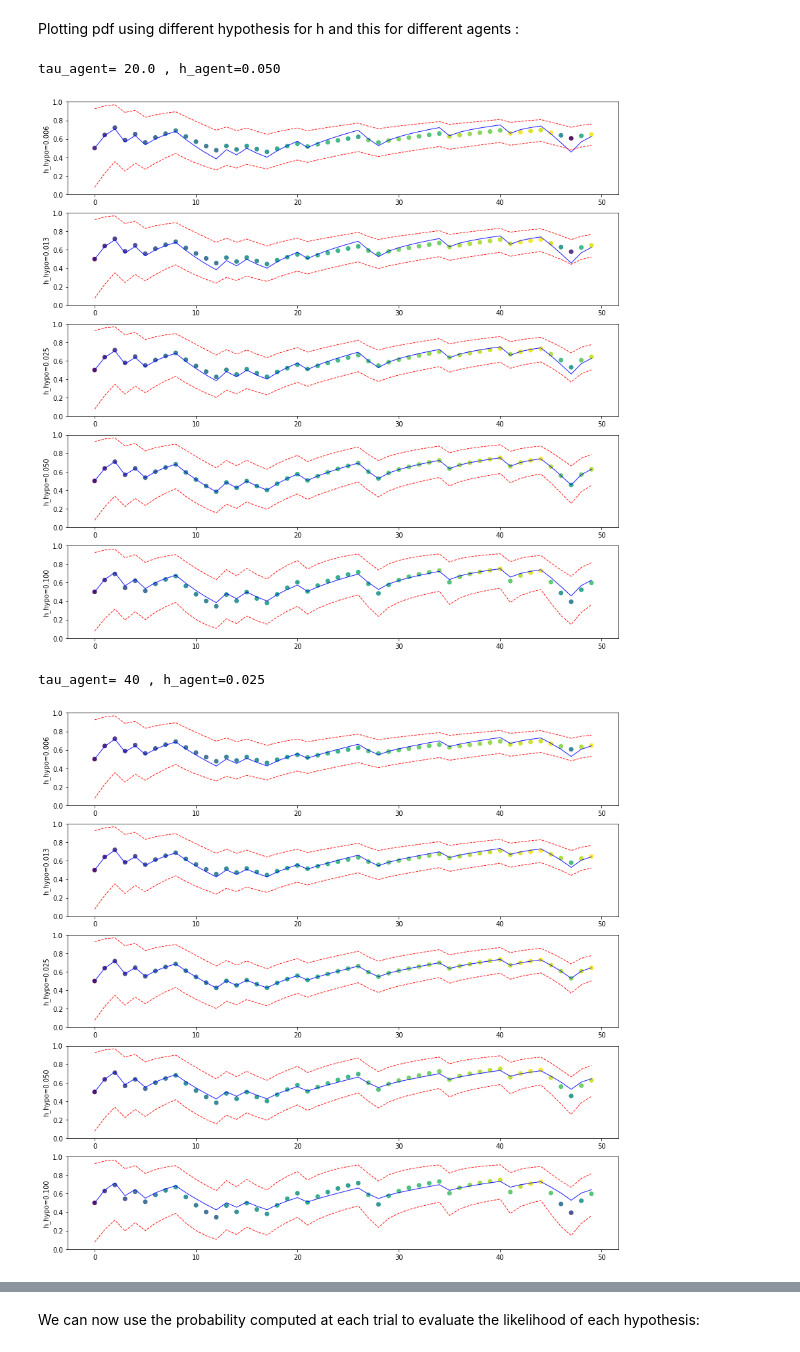
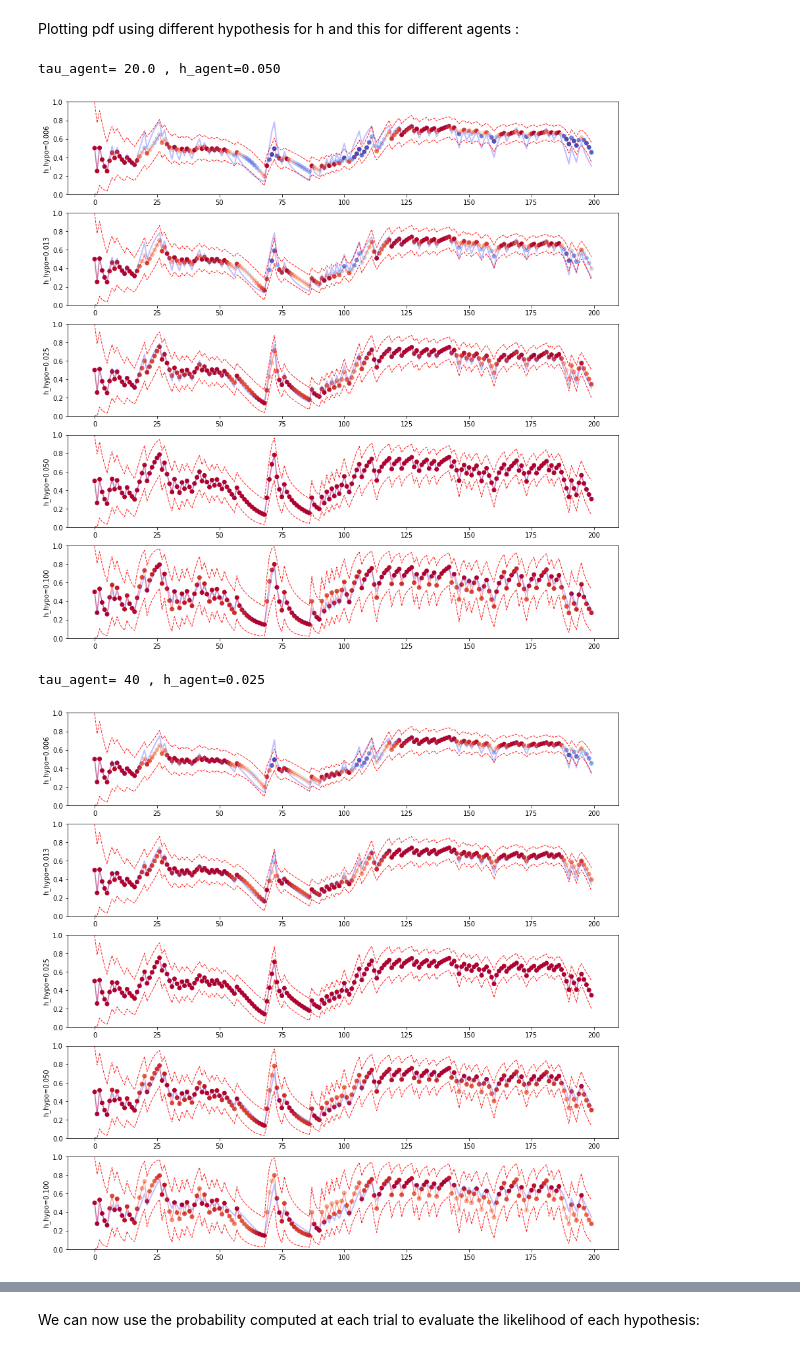
Before and after one commit to laurentperrinet/bayesianchangepoint, a Jupyter notebook: notebooks/C_test_hazardrate.ipynb, the cells around one changed output, grey strips where cells are left out. Cells and saved outputs as stored; diff of their text form; code cells hidden in the pictures.

Commit message:
better method for fitting data with different hypothesis

```diff
--- a/notebooks/C_test_hazardrate.ipynb
+++ b/notebooks/C_test_hazardrate.ipynb
@@ -292,43 +261,62 @@ plt.show()
 # %% [markdown]
 Plotting pdf using different hypothesis for h and this for different agents :
 # %%
+seed = 51 #119 #2017 # 42
+np.random.seed(seed)
+N_blocks = 1
+i_block = 0
+Jeffreys = True
+tau = 40 # N_trials/10.
+h = 1./tau
+p0, r0 = .5, 2. - Jeffreys
+N_trials = 200
+
+# physical world
 (trials, p) = bcp.switching_binomial_motion(N_trials=N_trials, N_blocks=1, tau=tau, seed=seed, Jeffreys=Jeffreys)
+
+# agents
 N_scan = 5
 hs = h*np.logspace(-1, 1, N_scan, base=4, endpoint=True)
-
 for tau_agent in [tau/2, tau, tau*2]:
     print('tau_agent=', tau_agent, ', h_agent=%.3f' % (1/tau_agent))
+    p_bar, r, beliefs = bcp.inference(p[:, i_block, 0], h=1/tau_agent, p0=p0, r0=r0, verbose=False)
+    p_hat_agent, r_hat_agent = bcp.readout(p_bar, r, beliefs, mode=mode, p0=p0)
 
-
-    p_bar, r, beliefs = bcp.inference(p[:, 0, 0], h=1/tau_agent, p0=p0, r0=r0, verbose=False)
-    p_hat_agent, r_hat_agent = bcp.readout(p_bar, r, beliefs, mode=mode, p0=p0)
+    p_data = np.zeros((N_scan, N_trials))
+    p_hat = np.zeros((N_scan, N_trials))
+    p_low, p_sup = np.zeros_like(p_data), np.zeros_like(p_data)
+    for i_scan, h_ in enumerate(hs):
+        p_bar, r, beliefs = bcp.inference(p[:, i_block, 0], h=h_, p0=p0, r0=r0, verbose=False)
+        p_hat[i_scan, :], r_hat = bcp.readout(p_bar, r, beliefs, mode=mode, p0=p0)
+        axs[i_scan].plot(trials, p[:, i_block, 1], 'g.', lw=1)
+        #axs[i_scan].plot(trials, p_hat, 'r', lw=2)
+        from scipy.stats import beta
+        for i_trial in range(N_trials):
+            a = p_hat[i_scan, i_trial]*(r_hat[i_trial])
+            b = (1-p_hat[i_scan, i_trial])*(r_hat[i_trial])
+            rv = beta(a, b)
+            p_low[i_scan, i_trial], p_sup[i_scan, i_trial] = rv.ppf([.05, .95])
+            #p_data[i_scan, i_trial] = rv.pdf(p_hat_agent[i_trial])
+            var = a*b/(a+b)**2/(a+b+1)
+            p_data[i_scan, i_trial] = np.exp(-.5*(p_hat_agent[i_trial]-p_hat[i_scan, i_trial])**2/var)
 
     fig, axs = plt.subplots(N_scan, 1, figsize=(15, 15))
     for i_scan, h_ in enumerate(hs):
-        p_bar, r, beliefs = bcp.inference(p[:, 0, 0], h=h_, p0=p0, r0=r0, verbose=False)
-        p_hat, r_hat = bcp.readout(p_bar, r, beliefs, mode=mode, p0=p0)
-        axs[i_scan].plot(trials, p[:, 0, 1], 'b', lw=1)
-        #axs[i_scan].plot(trials, p_hat, 'r', lw=2)
-        from scipy.stats import beta
-        p_low, p_sup, p_data = np.zeros_like(p_hat), np.zeros_like(p_hat), np.zeros_like(p_hat)
-        for i_trial in range(N_trials):
-            a = p_hat[i_trial]*r_hat[i_trial]
-            b = (1-p_hat[i_trial])*r_hat[i_trial]
-            rv = beta(a, b)
-            p_low[i_trial], p_sup[i_trial] = rv.ppf([.05, .95])
-            p_data[i_trial] = rv.pdf(p_hat_agent[i_trial])
-
-        axs[i_scan].plot(trials, p_hat_agent, lw=1, alpha=.9, c='b')
-        axs[i_scan].plot(trials, p_sup, 'r--', lw=1, alpha=.9)
-        axs[i_scan].plot(trials, p_low, 'r--', lw=1, alpha=.9)
-        axs[i_scan].scatter(trials, p_hat, c=p_data, alpha=.9)
+        #print(p_data.min(axis=1), p_data.max(axis=1))
+        axs[i_scan].plot(trials, p_hat_agent, 'b', lw=2, alpha=.25)
+        axs[i_scan].plot(trials, p_sup[i_scan, :], 'r--', lw=1, alpha=.9)
+        axs[i_scan].plot(trials, p_low[i_scan, :], 'r--', lw=1, alpha=.9)
+        axs[i_scan].plot(trials, p_hat[i_scan, :], 'r', lw=1, alpha=.5)
+        axs[i_scan].scatter(trials, p_hat[i_scan, :], c=p_data[i_scan, :],
+                            vmin=p_data.min(), vmax=p_data.max(),
+                            alpha=1., cmap=plt.get_cmap('coolwarm'))
         axs[i_scan].set_ylabel('h_hypo=%.3f' % h_);
         axs[i_scan].set_ylim(0, 1)
 
     plt.show()
 # %% [output]
 tau_agent= 20.0 , h_agent=0.050
-[figure, old version]
+[figure, new version]
 tau_agent= 40 , h_agent=0.025
-[figure, old version]
+[figure, new version]
 tau_agent= 80 , h_agent=0.013
```
Also changed, not shown: parts of 6 cells of this notebook.
